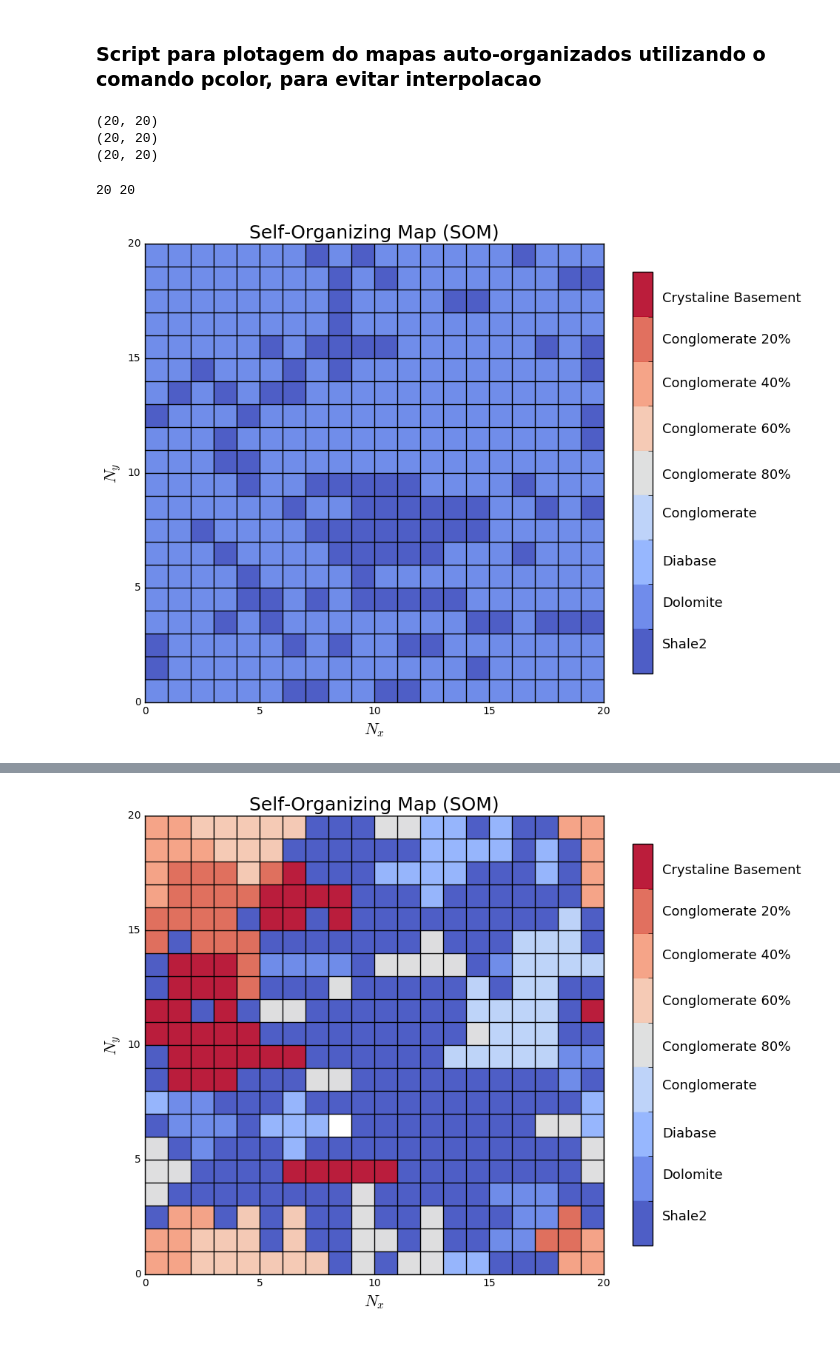
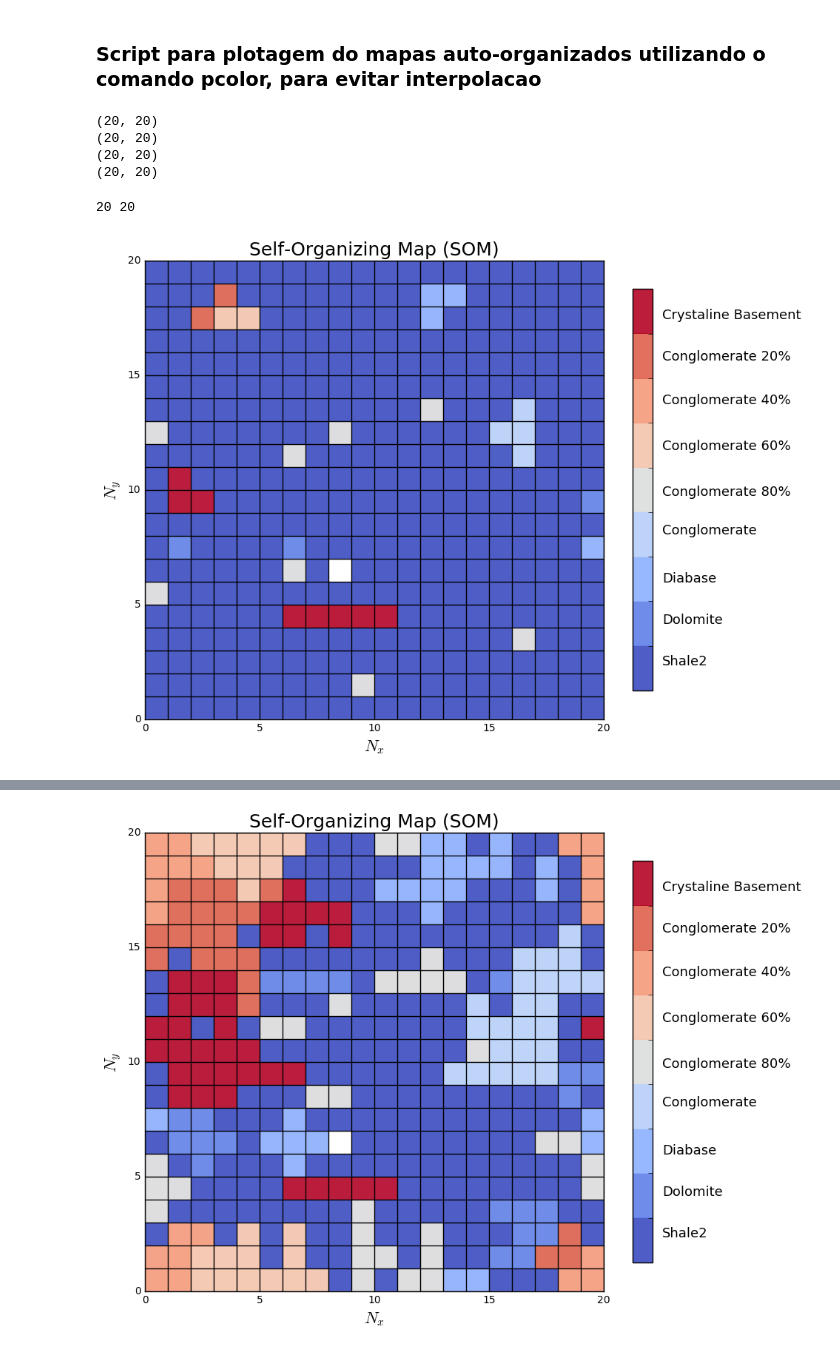
Before and after one commit to VictorCarreira/cph18, a Jupyter notebook: presentation/SOMs/SOMs.ipynb, the cells around one changed output, grey strips where cells are left out. Saved outputs shown, nothing was run; the diff lists cells and outputs as text; code cells hidden in the pictures.

```diff
--- a/presentation/SOMs/SOMs.ipynb
+++ b/presentation/SOMs/SOMs.ipynb
@@ -11,6 +11,8 @@ import matplotlib.colors as colors
 ########################################
 # %%
 # read data :
+SOM0 = np.loadtxt('SOM_data/saida0.txt', skiprows = 0, unpack = True)  # stage 0
+print(SOM0.shape)
 SOM1 = np.loadtxt('SOM_data/saida1.txt', skiprows = 0, unpack = True)  # stage 0
 print(SOM1.shape)
 SOM2 = np.loadtxt('SOM_data/saida2.txt', skiprows = 0, unpack = True)  # stage 1
@@ -21,6 +23,7 @@ print(SOM3.shape)
 (20, 20)
 (20, 20)
 (20, 20)
+(20, 20)
 # %%
 ### -------create the tabuleiro dos neurons! ----------------###
 # get number of neurons in each dimension:
@@ -58,7 +61,7 @@ extent = (0, 20, 0, 20)
 #plt.pcolormesh(Xn,Yn,SOM1,cmap=plt.cm.coolwarm, alpha=.9, interpolation='none', extent=extent,
              #    vmin=0.0,vmax=9.0, norm=norm)
 
-im1 = plt.imshow(SOM1, cmap=plt.cm.coolwarm, alpha=.9, interpolation='none', extent=extent,
+im1 = plt.imshow(SOM0, cmap=plt.cm.coolwarm, alpha=.9, interpolation='none', extent=extent,
                  vmin=0.0,vmax=9.0, norm=norm)
 
 # get colorbar information:
@@ -86,32 +89,32 @@ textcoords='offset points', annotation_clip=False)
 #------------------------------------------------------------------------------------#
 plt.annotate(names[4], fontsize=13, xy=(22.5, 9.8), xycoords='data',xytext=(1, -1),
 textcoords='offset points', annotation_clip=False)
 #------------------------------------------------------------------------------------#
 plt.annotate(names[5], fontsize=13, xy=(22.5, 11.8), xycoords='data',xytext=(1, -1),
 textcoords='offset points', annotation_clip=False)
 #------------------------------------------------------------------------------------#
 plt.annotate(names[6], fontsize=13, xy=(22.5, 13.8), xycoords='data',xytext=(1, -1),
 textcoords='offset points', annotation_clip=False)
 #------------------------------------------------------------------------------------#
 plt.annotate(names[7], fontsize=13, xy=(22.5, 15.7), xycoords='data',xytext=(1, -1),
 textcoords='offset points', annotation_clip=False)
 #------------------------------------------------------------------------------------#
 plt.annotate(names[8], fontsize=13, xy=(22.5, 17.5), xycoords='data',xytext=(1, -1),
 textcoords='offset points', annotation_clip=False)
 #------------------------------------------------------------------------------------#
 
 # plot the tabuleiro:
 plt.plot(Xn,Yn,'-k')
 plt.plot(Yn,Xn,'-k')
 
 # details aobut the axis:
 #ax1.set_xticklabels( [xn] )
 #ax1.set_yticklabels( [yn] )
 ax1.set_ylabel('$N_y$',fontsize=16)
 ax1.set_xlabel('$N_x$',fontsize=16)
 plt.title(titul,fontsize=18)
 plt.show()
 
-fig.savefig('SOM_data/SOM5.pdf', dpi=200, transparent=True, bbox_inches='tight')
+fig.savefig('SOM_data/SOM0.pdf', dpi=200, transparent=True, bbox_inches='tight')
 # %% [output]
-[figure, old version]
+[figure, new version]
```
Also changed, not shown: parts of 3 cells of this notebook, 7 other files.
